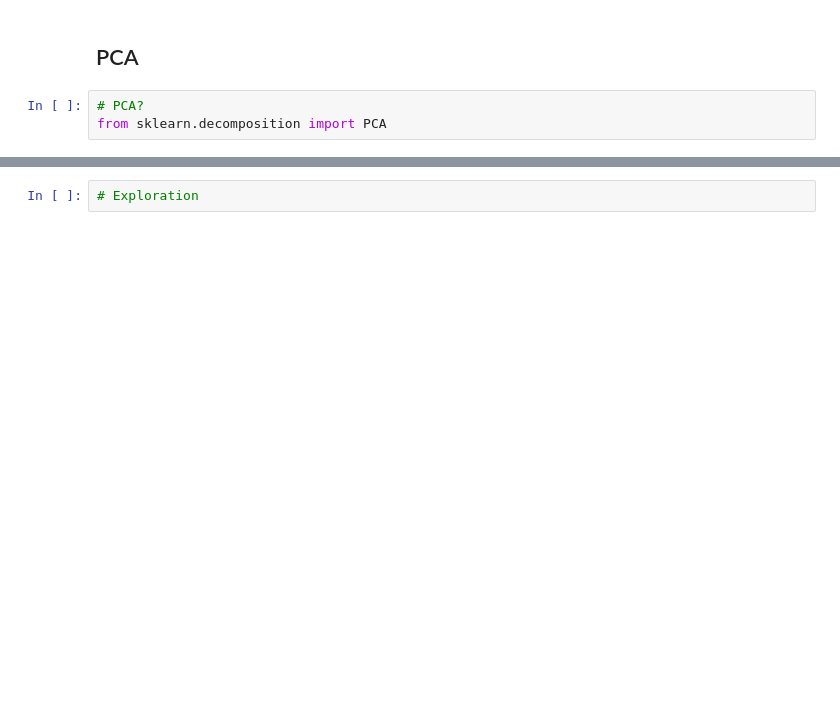
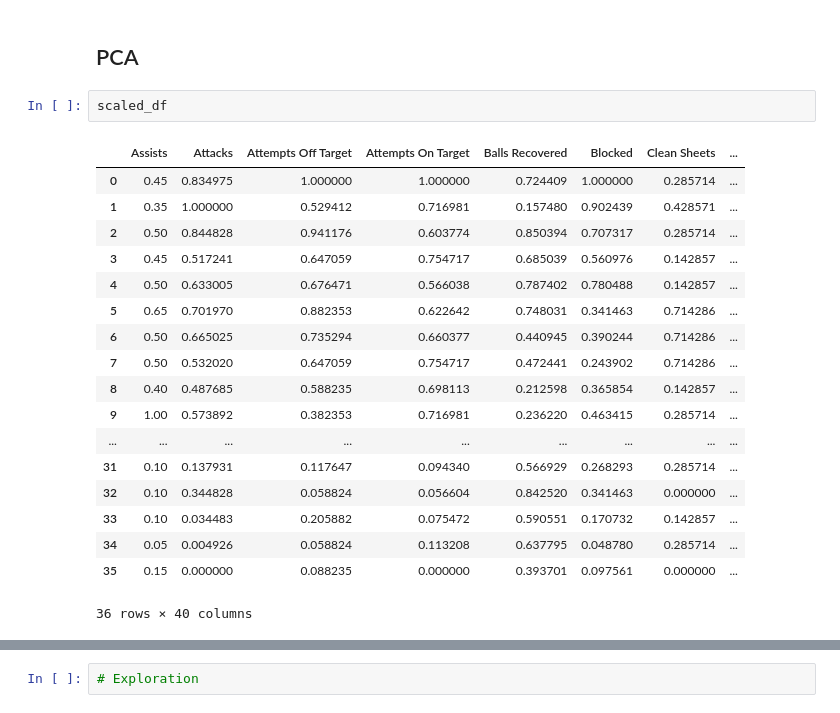
Before and after one commit to NikolaosTM/UCL2025, a Jupyter notebook: LeaguePhase/workbook.ipynb, the cells around one changed output, grey strips where cells are left out. Cells and saved outputs as stored; diff of their text form; blank space fills up the shorter version.

```diff
--- a/LeaguePhase/workbook.ipynb
+++ b/LeaguePhase/workbook.ipynb
@@ -447,5 +447,23 @@ for i in range(3):
 # %% [markdown]
 ## PCA
-# %%
-# PCA?
-from sklearn.decomposition import PCA
+# %%
+scaled_df
+# %% [output]
+|  | Assists | Attacks | Attempts Off Target | Attempts On Target | Balls Recovered | Blocked | Clean Sheets | ... |
+| 0 | 0.45 | 0.834975 | 1.000000 | 1.000000 | 0.724409 | 1.000000 | 0.285714 | ... |
+| 1 | 0.35 | 1.000000 | 0.529412 | 0.716981 | 0.157480 | 0.902439 | 0.428571 | ... |
+| 2 | 0.50 | 0.844828 | 0.941176 | 0.603774 | 0.850394 | 0.707317 | 0.285714 | ... |
+| 3 | 0.45 | 0.517241 | 0.647059 | 0.754717 | 0.685039 | 0.560976 | 0.142857 | ... |
+| 4 | 0.50 | 0.633005 | 0.676471 | 0.566038 | 0.787402 | 0.780488 | 0.142857 | ... |
+| 5 | 0.65 | 0.701970 | 0.882353 | 0.622642 | 0.748031 | 0.341463 | 0.714286 | ... |
+| 6 | 0.50 | 0.665025 | 0.735294 | 0.660377 | 0.440945 | 0.390244 | 0.714286 | ... |
+| 7 | 0.50 | 0.532020 | 0.647059 | 0.754717 | 0.472441 | 0.243902 | 0.714286 | ... |
+| 8 | 0.40 | 0.487685 | 0.588235 | 0.698113 | 0.212598 | 0.365854 | 0.142857 | ... |
+| 9 | 1.00 | 0.573892 | 0.382353 | 0.716981 | 0.236220 | 0.463415 | 0.285714 | ... |
+| ... | ... | ... | ... | ... | ... | ... | ... | ... |
+| 31 | 0.10 | 0.137931 | 0.117647 | 0.094340 | 0.566929 | 0.268293 | 0.285714 | ... |
+| 32 | 0.10 | 0.344828 | 0.058824 | 0.056604 | 0.842520 | 0.341463 | 0.000000 | ... |
+| 33 | 0.10 | 0.034483 | 0.205882 | 0.075472 | 0.590551 | 0.170732 | 0.142857 | ... |
+| 34 | 0.05 | 0.004926 | 0.058824 | 0.113208 | 0.637795 | 0.048780 | 0.285714 | ... |
+| 35 | 0.15 | 0.000000 | 0.088235 | 0.000000 | 0.393701 | 0.097561 | 0.000000 | ... |
+36 rows × 40 columns
```
Also changed, not shown: parts of 6 cells of this notebook.
